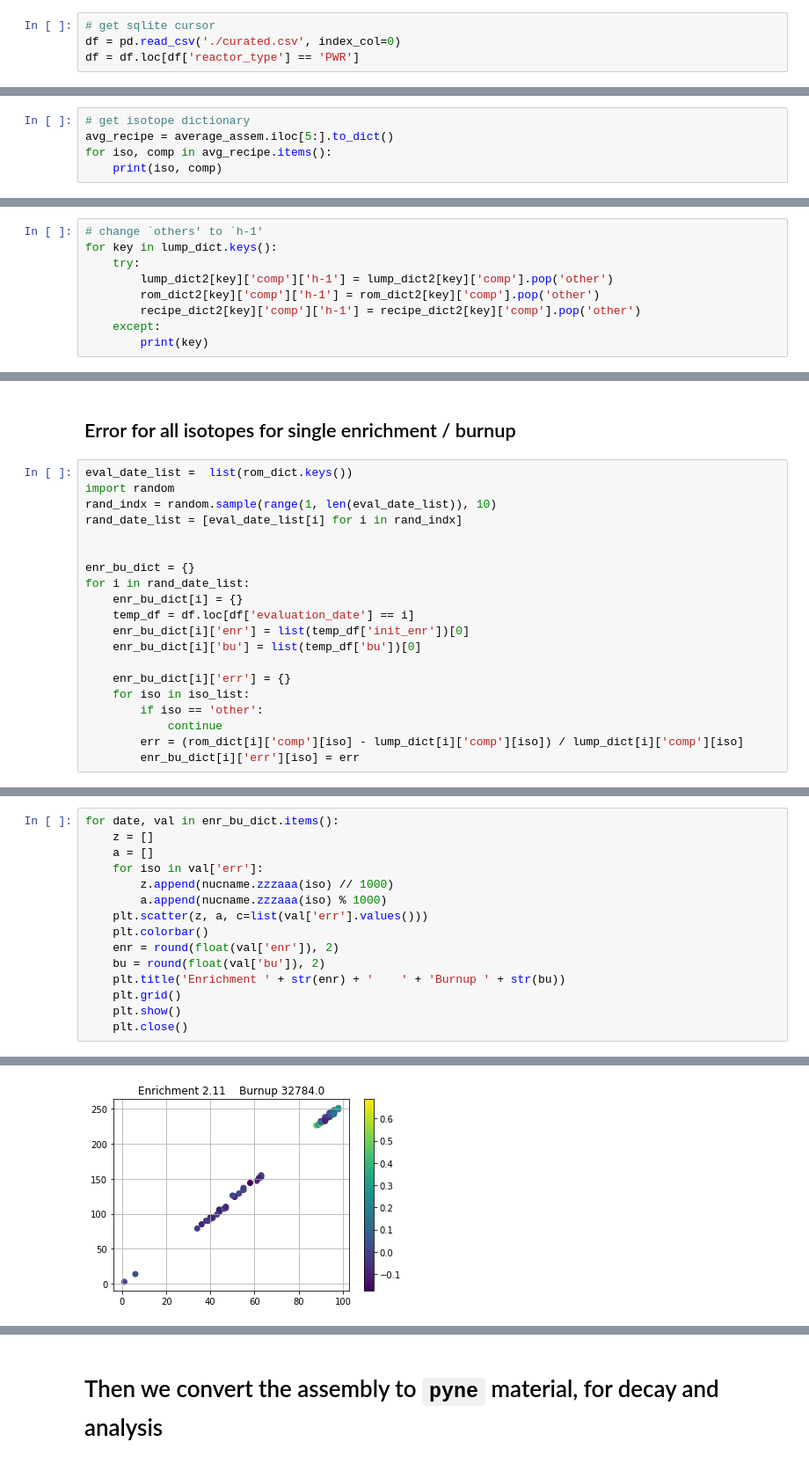
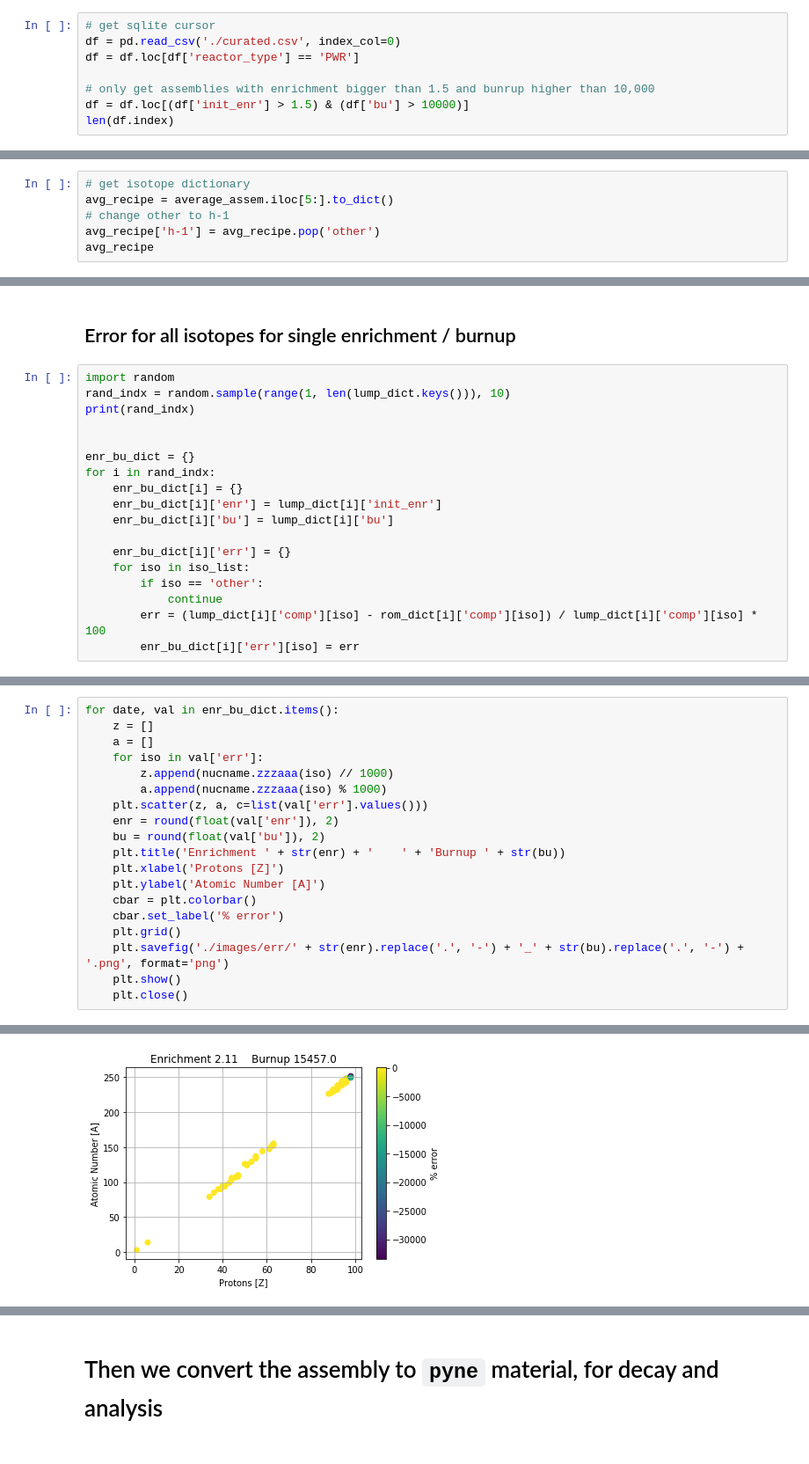
Before and after one commit to jbae11/depletion_rom, a Jupyter notebook: udb-sensitivity.ipynb, the cells around one changed output, grey strips where cells are left out. Shown: that part at 88% size. Drawn from its saved outputs; the diff is of its cells as text.

```diff
--- a/udb-sensitivity.ipynb
+++ b/udb-sensitivity.ipynb
@@ -25,3 +25,7 @@ Using TensorFlow backend.
 # get sqlite cursor
 df = pd.read_csv('./curated.csv', index_col=0)
 df = df.loc[df['reactor_type'] == 'PWR']
+
+# only get assemblies with enrichment bigger than 1.5 and bunrup higher than 10,000
+df = df.loc[(df['init_enr'] > 1.5) & (df['bu'] > 10000)]
+len(df.index)
@@ -65,6 +82,7 @@ Use 'series.values.argmin' to get the position of the minimum now.
 # %%
 # get isotope dictionary
 avg_recipe = average_assem.iloc[5:].to_dict()
-for iso, comp in avg_recipe.items():
-    print(iso, comp)
+# change other to h-1
+avg_recipe['h-1'] = avg_recipe.pop('other')
+avg_recipe
 # %% [output]
@@ -185,9 +254,0 @@ lump_dict2, recipe_dict2, rom_dict2 = lump_dict, recipe_dict, rom_dict
-# %%
-# change `others' to `h-1'
-for key in lump_dict.keys():
-    try:
-        lump_dict2[key]['comp']['h-1'] = lump_dict2[key]['comp'].pop('other')
-        rom_dict2[key]['comp']['h-1'] = rom_dict2[key]['comp'].pop('other')
-        recipe_dict2[key]['comp']['h-1'] = recipe_dict2[key]['comp'].pop('other')
-    except:
-        print(key)
@@ -268,22 +311,20 @@ plt.show()
 # %% [markdown]
 ## Error for all isotopes for single enrichment / burnup
 # %%
-eval_date_list =  list(rom_dict.keys())
 import random
-rand_indx = random.sample(range(1, len(eval_date_list)), 10)
-rand_date_list = [eval_date_list[i] for i in rand_indx]
+rand_indx = random.sample(range(1, len(lump_dict.keys())), 10)
+print(rand_indx)
 
 
 enr_bu_dict = {}
-for i in rand_date_list:
+for i in rand_indx:
     enr_bu_dict[i] = {}
-    temp_df = df.loc[df['evaluation_date'] == i]
-    enr_bu_dict[i]['enr'] = list(temp_df['init_enr'])[0]
-    enr_bu_dict[i]['bu'] = list(temp_df['bu'])[0]
+    enr_bu_dict[i]['enr'] = lump_dict[i]['init_enr']
+    enr_bu_dict[i]['bu'] = lump_dict[i]['bu']
 
     enr_bu_dict[i]['err'] = {}
     for iso in iso_list:
         if iso == 'other':
             continue
-        err = (rom_dict[i]['comp'][iso] - lump_dict[i]['comp'][iso]) / lump_dict[i]['comp'][iso]
+        err = (lump_dict[i]['comp'][iso] - rom_dict[i]['comp'][iso]) / lump_dict[i]['comp'][iso] * 100
         enr_bu_dict[i]['err'][iso] = err
@@ -295,11 +338,15 @@ for date, val in enr_bu_dict.items():
         z.append(nucname.zzzaaa(iso) // 1000)
         a.append(nucname.zzzaaa(iso) % 1000)
     plt.scatter(z, a, c=list(val['err'].values()))
-    plt.colorbar()
     enr = round(float(val['enr']), 2)
     bu = round(float(val['bu']), 2)
     plt.title('Enrichment ' + str(enr) + '    ' + 'Burnup ' + str(bu))
+    plt.xlabel('Protons [Z]')
+    plt.ylabel('Atomic Number [A]')
+    cbar = plt.colorbar()
+    cbar.set_label('% error')
     plt.grid()
+    plt.savefig('./images/err/' + str(enr).replace('.', '-') + '_' + str(bu).replace('.', '-') + '.png', format='png')
     plt.show()
     plt.close()
 # %% [output]
@@ -309 +356 @@ for date, val in enr_bu_dict.items():
-[figure, old version]
+[figure, new version]
```
Also changed, not shown: parts of 41 cells of this notebook.
